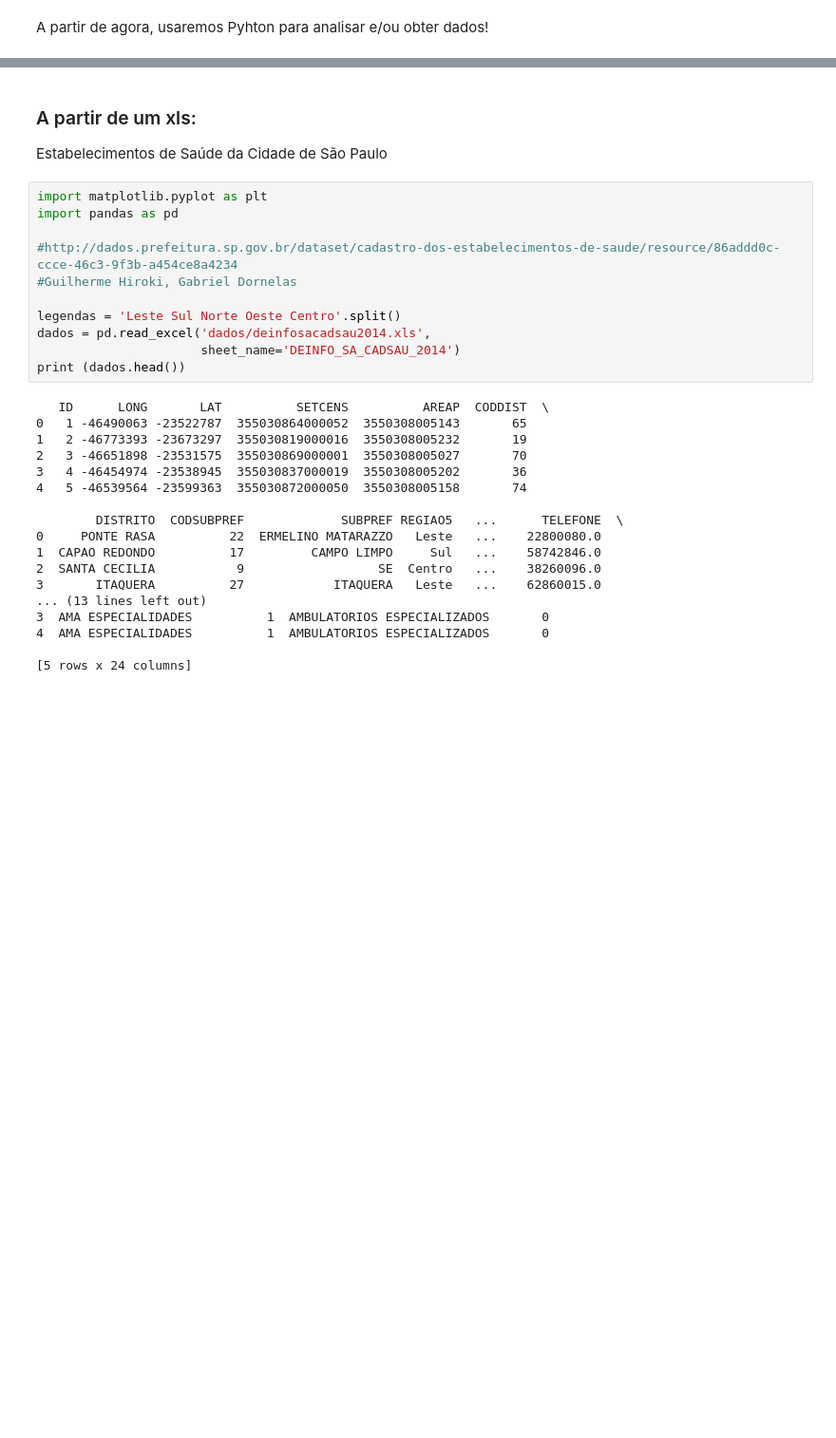
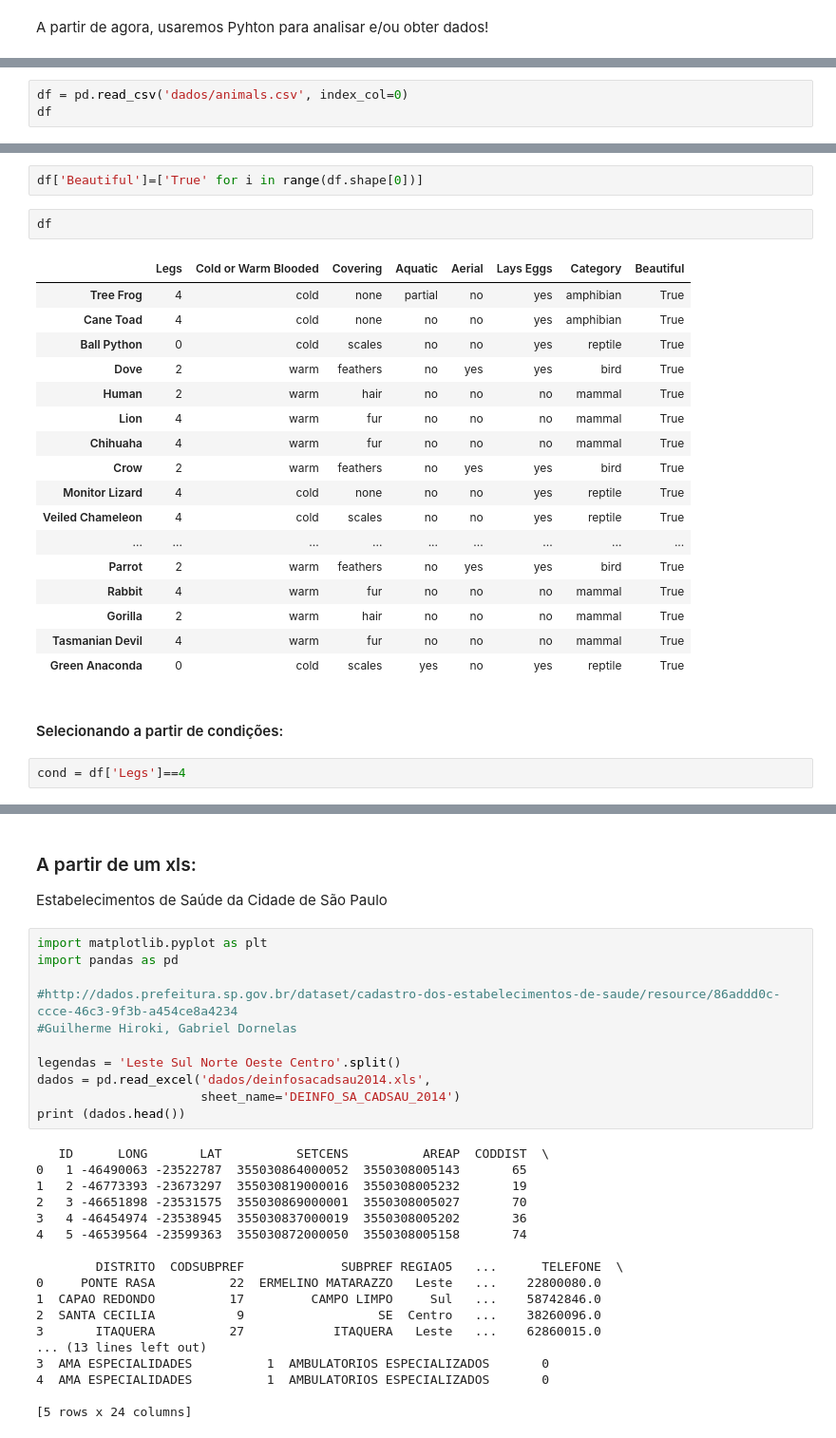
Before and after one commit to iancamleite/jornalismodedados, a Jupyter notebook: 02 - Dados.ipynb, the cells around one changed output, grey strips where cells are left out. Shown: that part at 95% size. Cells and saved outputs as stored; diff of their text form; blank space fills up the shorter version.

```diff
--- a/02 - Dados.ipynb
+++ b/02 - Dados.ipynb
@@ -8,0 +185,3 @@ A partir de agora, usaremos Pyhton para analisar e/ou obter dados!
+# %%
+df = pd.read_csv('dados/animals.csv', index_col=0)
+df
@@ -8,0 +287,26 @@ A partir de agora, usaremos Pyhton para analisar e/ou obter dados!
+# %%
+df['Beautiful']=['True' for i in range(df.shape[0])]
+# %%
+df
+# %% [output]
+|  | Legs | Cold or Warm Blooded | Covering | Aquatic | Aerial | Lays Eggs | Category | Beautiful |
+| Tree Frog | 4 | cold | none | partial | no | yes | amphibian | True |
+| Cane Toad | 4 | cold | none | no | no | yes | amphibian | True |
+| Ball Python | 0 | cold | scales | no | no | yes | reptile | True |
+| Dove | 2 | warm | feathers | no | yes | yes | bird | True |
+| Human | 2 | warm | hair | no | no | no | mammal | True |
+| Lion | 4 | warm | fur | no | no | no | mammal | True |
+| Chihuaha | 4 | warm | fur | no | no | no | mammal | True |
+| Crow | 2 | warm | feathers | no | yes | yes | bird | True |
+| Monitor Lizard | 4 | cold | none | no | no | yes | reptile | True |
+| Veiled Chameleon | 4 | cold | scales | no | no | yes | reptile | True |
+| ... | ... | ... | ... | ... | ... | ... | ... | ... |
+| Parrot | 2 | warm | feathers | no | yes | yes | bird | True |
+| Rabbit | 4 | warm | fur | no | no | no | mammal | True |
+| Gorilla | 2 | warm | hair | no | no | no | mammal | True |
+| Tasmanian Devil | 4 | warm | fur | no | no | no | mammal | True |
+| Green Anaconda | 0 | cold | scales | yes | no | yes | reptile | True |
+# %% [markdown]
+#### Selecionando a partir de condições:
+# %%
+cond = df['Legs']==4
```
Also changed, not shown: parts of 70 cells of this notebook, 3 other files.
